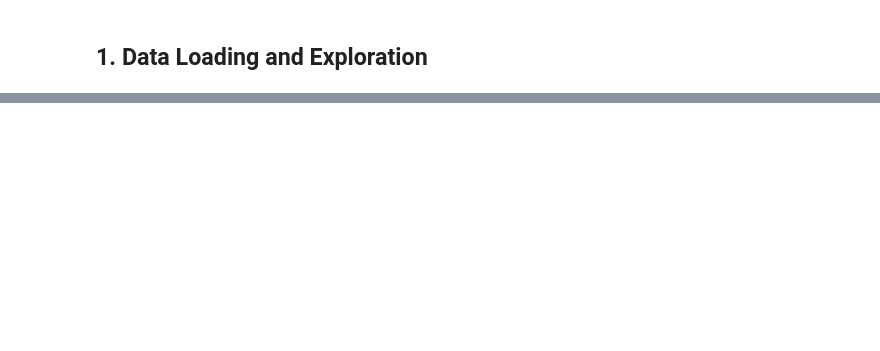
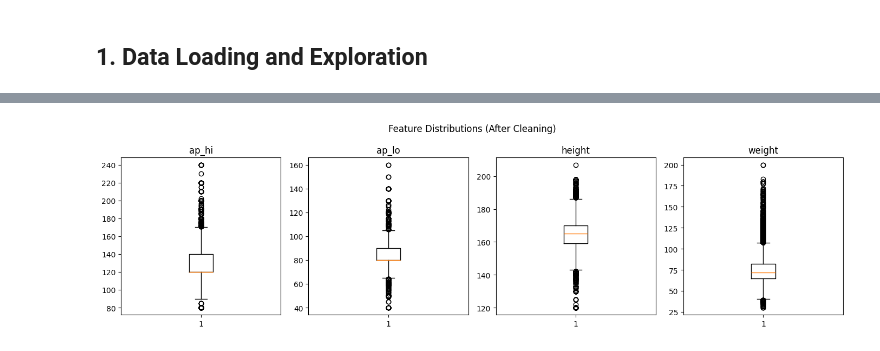
Before and after one commit to xjwllmsx/cardio-ml-predictor, a Jupyter notebook: cardio-ml-predictor.ipynb, the cells around one changed output, grey strips where cells are left out. Cells and saved outputs as stored; diff of their text form; code cells hidden in the pictures; blank space fills up the shorter version.

```diff
--- a/cardio-ml-predictor.ipynb
+++ b/cardio-ml-predictor.ipynb
@@ -720,0 +174,10 @@ The path from academic exercise to clinical deployment is long and requires rigo
+# %%
+heart_failure_clean, cleaning_report = clean_data(heart_failure)
+
+print_statement_header("Cleaning Report")
+display(cleaning_report)
+
+print(
+    f"\nRows before cleaning: {len(heart_failure):,}"
+    f"\nRows after cleaning:  {len(heart_failure_clean):,}"
+)
@@ -720,0 +198,10 @@ The path from academic exercise to clinical deployment is long and requires rigo
+# %%
+fig, axs = plt.subplots(1, 4, figsize=(14, 4))
+for ax, col in zip(axs, ["ap_hi", "ap_lo", "height", "weight"]):
+    ax.boxplot(heart_failure_clean[col], vert=True)
+    ax.set_title(col)
+fig.suptitle("Feature Distributions (After Cleaning)")
+fig.tight_layout()
+plt.show()
+# %% [output]
+[figure, added]
```
Also changed, not shown: parts of 109 cells of this notebook, 3 other files.
